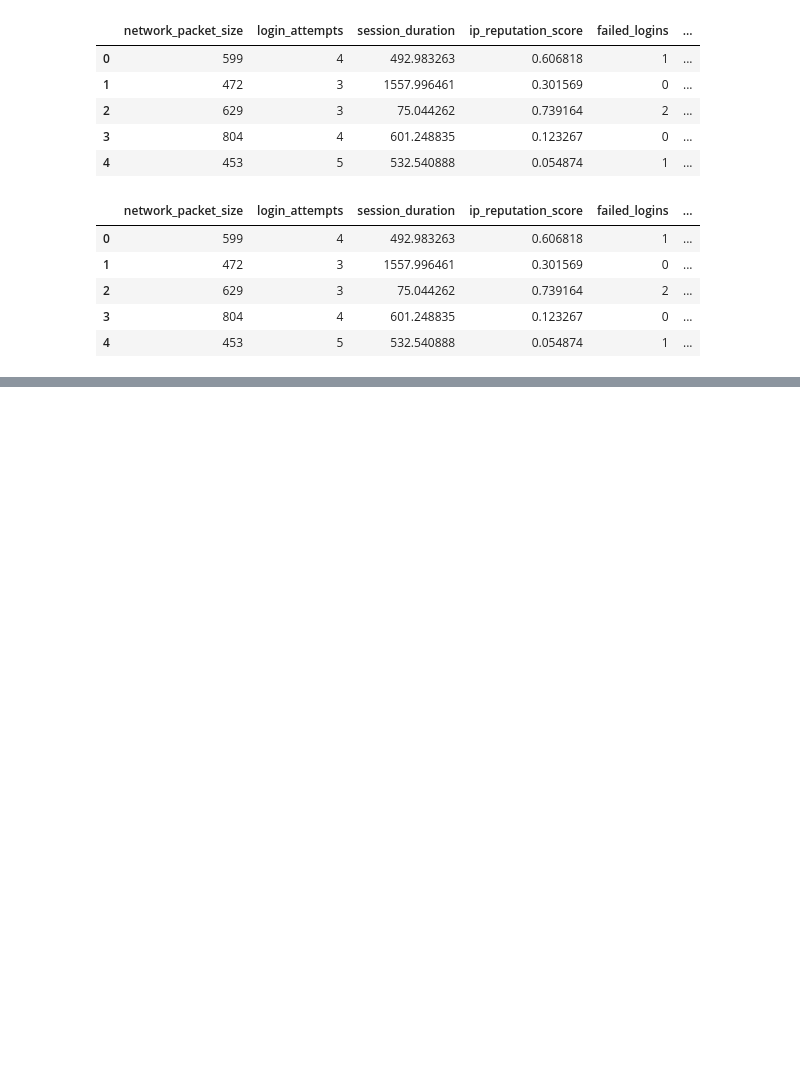
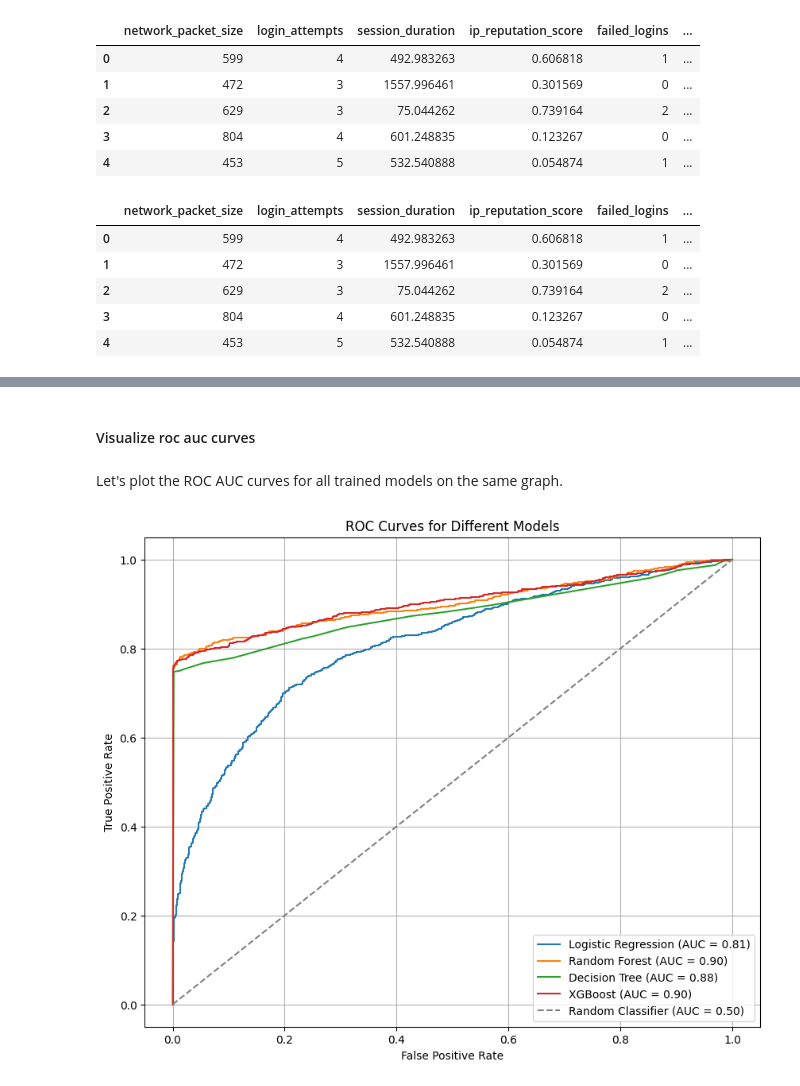
Before and after one commit to aminayusif/Intrudex, a Jupyter notebook: Intrudex_Cybersecurity_Intrusion_Detection_Analysis.ipynb, the cells around one changed output, grey strips where cells are left out. Saved outputs shown, nothing was run; the diff lists cells and outputs as text; code cells hidden in the pictures; blank space fills up the shorter version.

Commit message:
Complete supervised learning and feature importance analysis

```diff
--- a/Intrudex_Cybersecurity_Intrusion_Detection_Analysis.ipynb
+++ b/Intrudex_Cybersecurity_Intrusion_Detection_Analysis.ipynb
@@ -312,0 +351,9 @@ display(X_processed.head())
+# %%
+from sklearn.model_selection import train_test_split
+
+X_train, X_test, y_train, y_test = train_test_split(X_preprocessed, y_resampled, test_size=0.2, random_state=42)
+
+print("Shape of X_train:", X_train.shape)
+print("Shape of X_test:", X_test.shape)
+print("Shape of y_train:", y_train.shape)
+print("Shape of y_test:", y_test.shape)
@@ -312,0 +618,43 @@ display(X_processed.head())
+# %% [markdown]
+#### Visualize roc auc curves
+# %% [markdown]
+Let's plot the ROC AUC curves for all trained models on the same graph.
+# %%
+from sklearn.metrics import roc_curve, auc
+
+plt.figure(figsize=(10, 8))
+ax = plt.axes()
+
+# Plot ROC curve for Logistic Regression
+fpr_lr, tpr_lr, _ = roc_curve(y_test, lr_best_estimator.predict_proba(X_test)[:, 1])
+roc_auc_lr = auc(fpr_lr, tpr_lr)
+ax.plot(fpr_lr, tpr_lr, label=f'Logistic Regression (AUC = {roc_auc_lr:.2f})')
+
+# Plot ROC curve for Random Forest
+fpr_rf, tpr_rf, _ = roc_curve(y_test, rf_best_estimator.predict_proba(X_test)[:, 1])
+roc_auc_rf = auc(fpr_rf, tpr_rf)
+ax.plot(fpr_rf, tpr_rf, label=f'Random Forest (AUC = {roc_auc_rf:.2f})')
+
+# Plot ROC curve for Decision Tree
+fpr_dt, tpr_dt, _ = roc_curve(y_test, dt_best_estimator.predict_proba(X_test)[:, 1])
+roc_auc_dt = auc(fpr_dt, tpr_dt)
+ax.plot(fpr_dt, tpr_dt, label=f'Decision Tree (AUC = {roc_auc_dt:.2f})')
+
+# Plot ROC curve for XGBoost
+fpr_xgb, tpr_xgb, _ = roc_curve(y_test, xgb_best_estimator.predict_proba(X_test)[:, 1])
+roc_auc_xgb = auc(fpr_xgb, tpr_xgb)
+ax.plot(fpr_xgb, tpr_xgb, label=f'XGBoost (AUC = {roc_auc_xgb:.2f})')
+
+
+# Plot the random classifier line
+ax.plot([0, 1], [0, 1], linestyle='--', color='grey', label='Random Classifier (AUC = 0.50)')
+
+# Set labels and title
+ax.set_xlabel('False Positive Rate')
+ax.set_ylabel('True Positive Rate')
+ax.set_title('ROC Curves for Different Models')
+ax.legend()
+ax.grid(True)
+plt.show()
+# %% [output]
+[figure, added]
```
Also changed, not shown: parts of 31 cells of this notebook.
